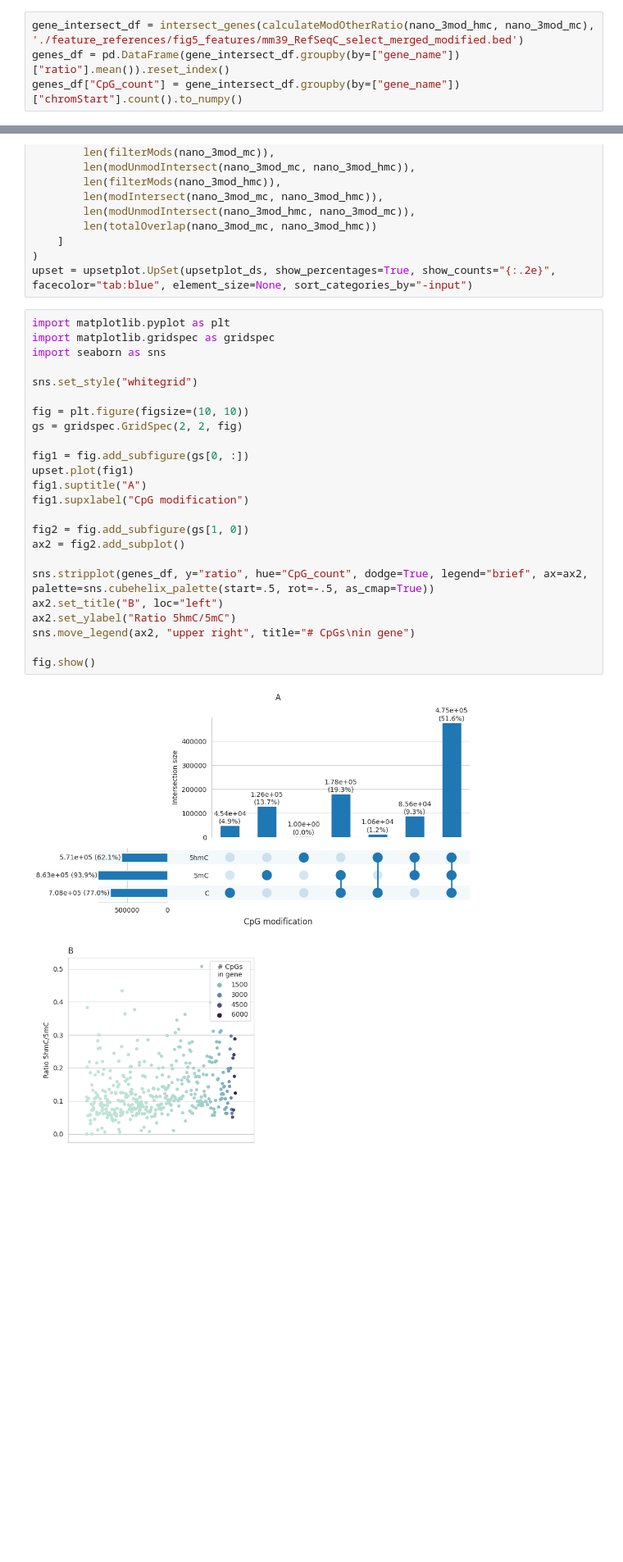
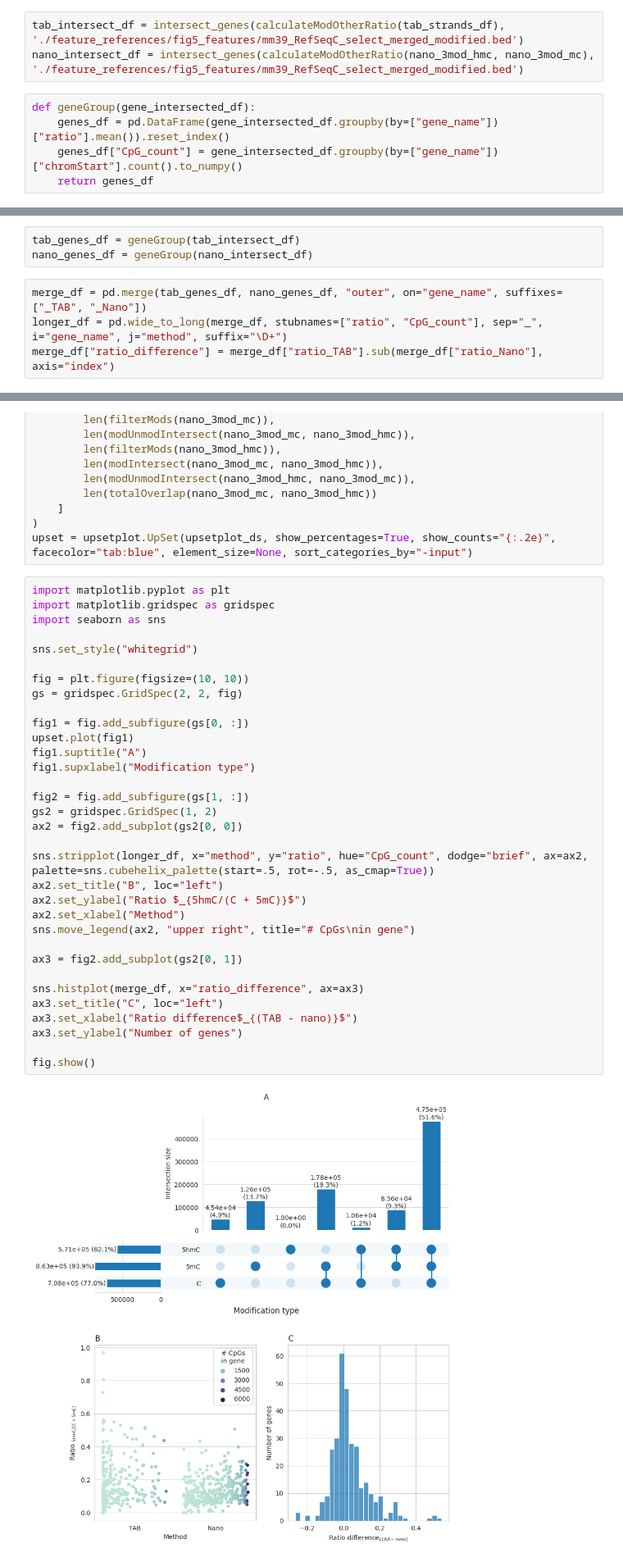
Before and after one commit to DominicOH/Analysis-of-nanopore-epigenetic-sequencing, a Jupyter notebook: CpG_turnover_fig5.ipynb, the cells around one changed output, grey strips where cells are left out. Shown at 82% size. Cells and saved outputs as stored; diff of their text form; blank space fills up the shorter version.

```diff
--- a/CpG_turnover_fig5.ipynb
+++ b/CpG_turnover_fig5.ipynb
@@ -121,7 +116,11 @@ def intersect_genes(ratio_df, gene_path):
     names = ["chromosome", "chromStart", "chromEnd", "readCount",  "ratio", "strand", "dupChrom", "thickStart", "thickEnd", "gene_name", "Foo", "dupStrand"]
     redundant_cols = ["dupChrom", "thickStart", "thickEnd", "Foo", "dupStrand"]
     return intersect.to_dataframe(names=names).drop(columns=redundant_cols)
+# %%
+tab_intersect_df = intersect_genes(calculateModOtherRatio(tab_strands_df), './feature_references/fig5_features/mm39_RefSeqC_select_merged_modified.bed')
+nano_intersect_df = intersect_genes(calculateModOtherRatio(nano_3mod_hmc, nano_3mod_mc), './feature_references/fig5_features/mm39_RefSeqC_select_merged_modified.bed')
 # %%
-gene_intersect_df = intersect_genes(calculateModOtherRatio(nano_3mod_hmc, nano_3mod_mc), './feature_references/fig5_features/mm39_RefSeqC_select_merged_modified.bed')
-genes_df = pd.DataFrame(gene_intersect_df.groupby(by=["gene_name"])["ratio"].mean()).reset_index()
-genes_df["CpG_count"] = gene_intersect_df.groupby(by=["gene_name"])["chromStart"].count().to_numpy()
+def geneGroup(gene_intersected_df):
+    genes_df = pd.DataFrame(gene_intersected_df.groupby(by=["gene_name"])["ratio"].mean()).reset_index()
+    genes_df["CpG_count"] = gene_intersected_df.groupby(by=["gene_name"])["chromStart"].count().to_numpy()
+    return genes_df
@@ -148,3 +127,10 @@ genes_df.loc[genes_df["CpG_count"] >= 50].sort_values(by="ratio", ascending=Fals
+# %%
+tab_genes_df = geneGroup(tab_intersect_df)
+nano_genes_df = geneGroup(nano_intersect_df)
+# %%
+merge_df = pd.merge(tab_genes_df, nano_genes_df, "outer", on="gene_name", suffixes=["_TAB", "_Nano"])
+longer_df = pd.wide_to_long(merge_df, stubnames=["ratio", "CpG_count"], sep="_", i="gene_name", j="method", suffix="\D+")
+merge_df["ratio_difference"] = merge_df["ratio_TAB"].sub(merge_df["ratio_Nano"], axis="index")
 # %%
 upsetplot_ds = from_memberships(
     [["C"],
@@ -169,26 +155,35 @@ upset = upsetplot.UpSet(upsetplot_ds, show_percentages=True, show_counts="{:.2e}
 # %%
 import matplotlib.pyplot as plt
 import matplotlib.gridspec as gridspec
 import seaborn as sns
 
 sns.set_style("whitegrid")
 
 fig = plt.figure(figsize=(10, 10))
 gs = gridspec.GridSpec(2, 2, fig)
 
 fig1 = fig.add_subfigure(gs[0, :])
 upset.plot(fig1)
 fig1.suptitle("A")
-fig1.supxlabel("CpG modification")
+fig1.supxlabel("Modification type")
 
-fig2 = fig.add_subfigure(gs[1, 0])
-ax2 = fig2.add_subplot()
+fig2 = fig.add_subfigure(gs[1, :])
+gs2 = gridspec.GridSpec(1, 2)
+ax2 = fig2.add_subplot(gs2[0, 0])
 
-sns.stripplot(genes_df, y="ratio", hue="CpG_count", dodge=True, legend="brief", ax=ax2, palette=sns.cubehelix_palette(start=.5, rot=-.5, as_cmap=True))
+sns.stripplot(longer_df, x="method", y="ratio", hue="CpG_count", dodge="brief", ax=ax2, palette=sns.cubehelix_palette(start=.5, rot=-.5, as_cmap=True))
 ax2.set_title("B", loc="left")
-ax2.set_ylabel("Ratio 5hmC/5mC")
+ax2.set_ylabel("Ratio $_{5hmC/(C + 5mC)}$")
+ax2.set_xlabel("Method")
 sns.move_legend(ax2, "upper right", title="# CpGs\nin gene")
 
+ax3 = fig2.add_subplot(gs2[0, 1])
+
+sns.histplot(merge_df, x="ratio_difference", ax=ax3)
+ax3.set_title("C", loc="left")
+ax3.set_xlabel("Ratio difference$_{(TAB - nano)}$")
+ax3.set_ylabel("Number of genes")
+
 fig.show()
 # %% [output]
-[figure, old version]
+[figure, new version]
```
Also changed, not shown: parts of 6 cells of this notebook.
